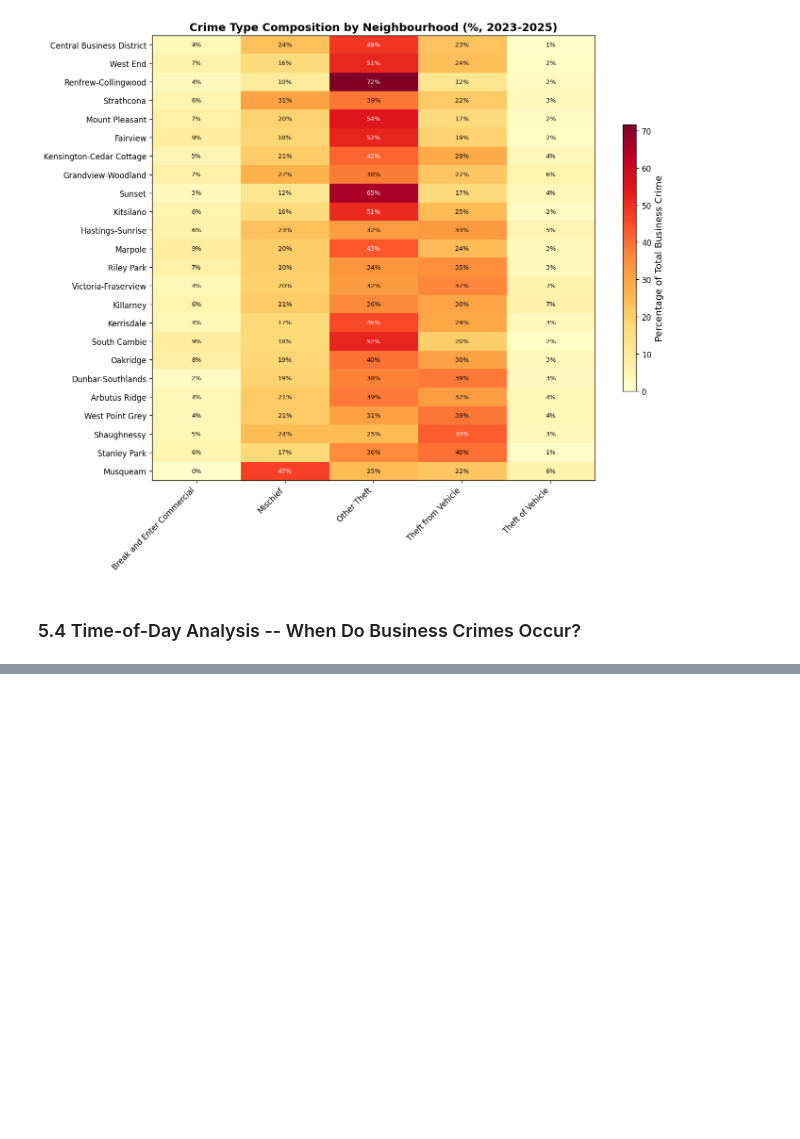
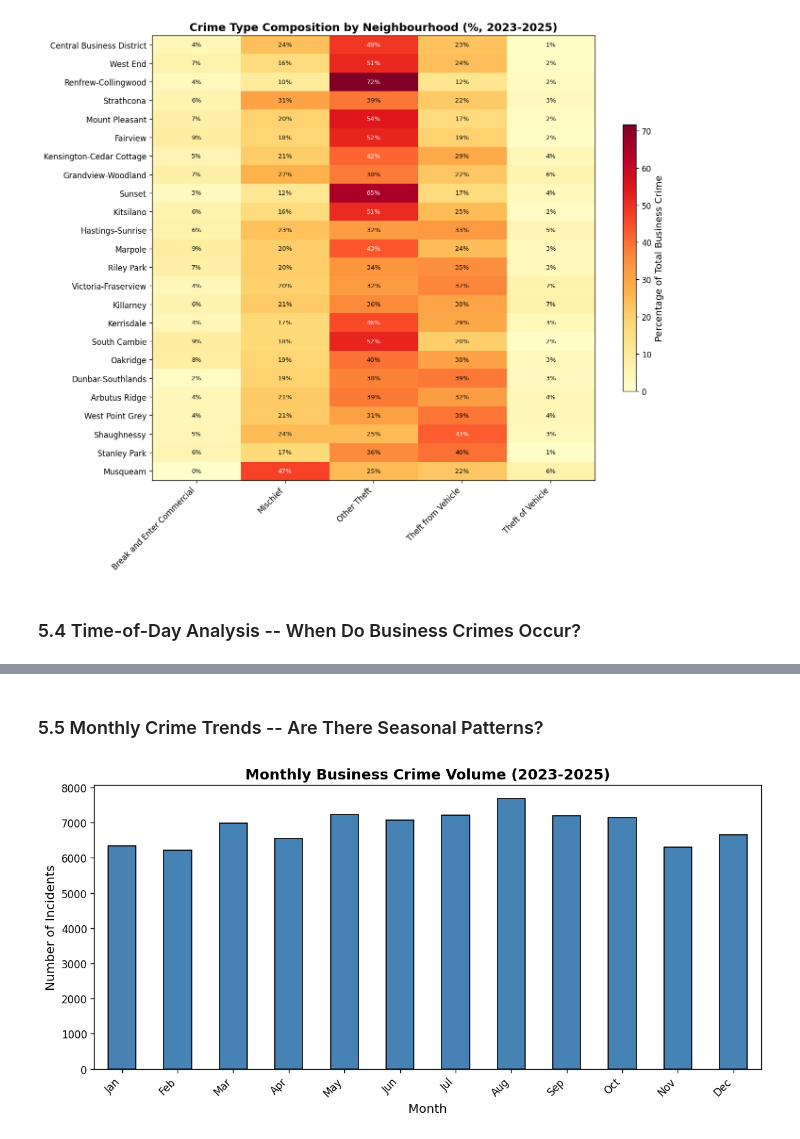
Before and after one commit to UBC-MDS/DSCI-532_2026_4_VanCrimeWatch, a Jupyter notebook: notebooks/VancouverCrimeAnalysis.ipynb, the cells around one changed output, grey strips where cells are left out. Cells and saved outputs as stored; diff of their text form; code cells hidden in the pictures; blank space fills up the shorter version.

```diff
--- a/notebooks/VancouverCrimeAnalysis.ipynb
+++ b/notebooks/VancouverCrimeAnalysis.ipynb
@@ -379,0 +365,23 @@ These findings directly support the dashboard's decision-making value: by combin
+# %% [markdown]
+### 5.5 Monthly Crime Trends -- Are There Seasonal Patterns?
+# %%
+# Monthly trend aggregated over 2023-2025
+month_names = {1:'Jan', 2:'Feb', 3:'Mar', 4:'Apr', 5:'May', 6:'Jun',
+               7:'Jul', 8:'Aug', 9:'Sep', 10:'Oct', 11:'Nov', 12:'Dec'}
+
+monthly = biz_full.groupby('MONTH').size()
+monthly.index = monthly.index.map(month_names)
+
+fig, ax = plt.subplots(figsize=(10, 5))
+monthly.plot(kind='bar', ax=ax, color='steelblue', edgecolor='black')
+
+ax.set_title('Monthly Business Crime Volume (2023-2025)', fontsize=14, fontweight='bold')
+ax.set_xlabel('Month')
+ax.set_ylabel('Number of Incidents')
+ax.set_xticklabels(monthly.index, rotation=45, ha='right')
+
+plt.tight_layout()
+plt.savefig('../img/biz_crime_monthly.png', bbox_inches='tight')
+plt.show()
+# %% [output]
+[figure, added]
```
Also changed, not shown: parts of 4 cells of this notebook, 3 other files.
